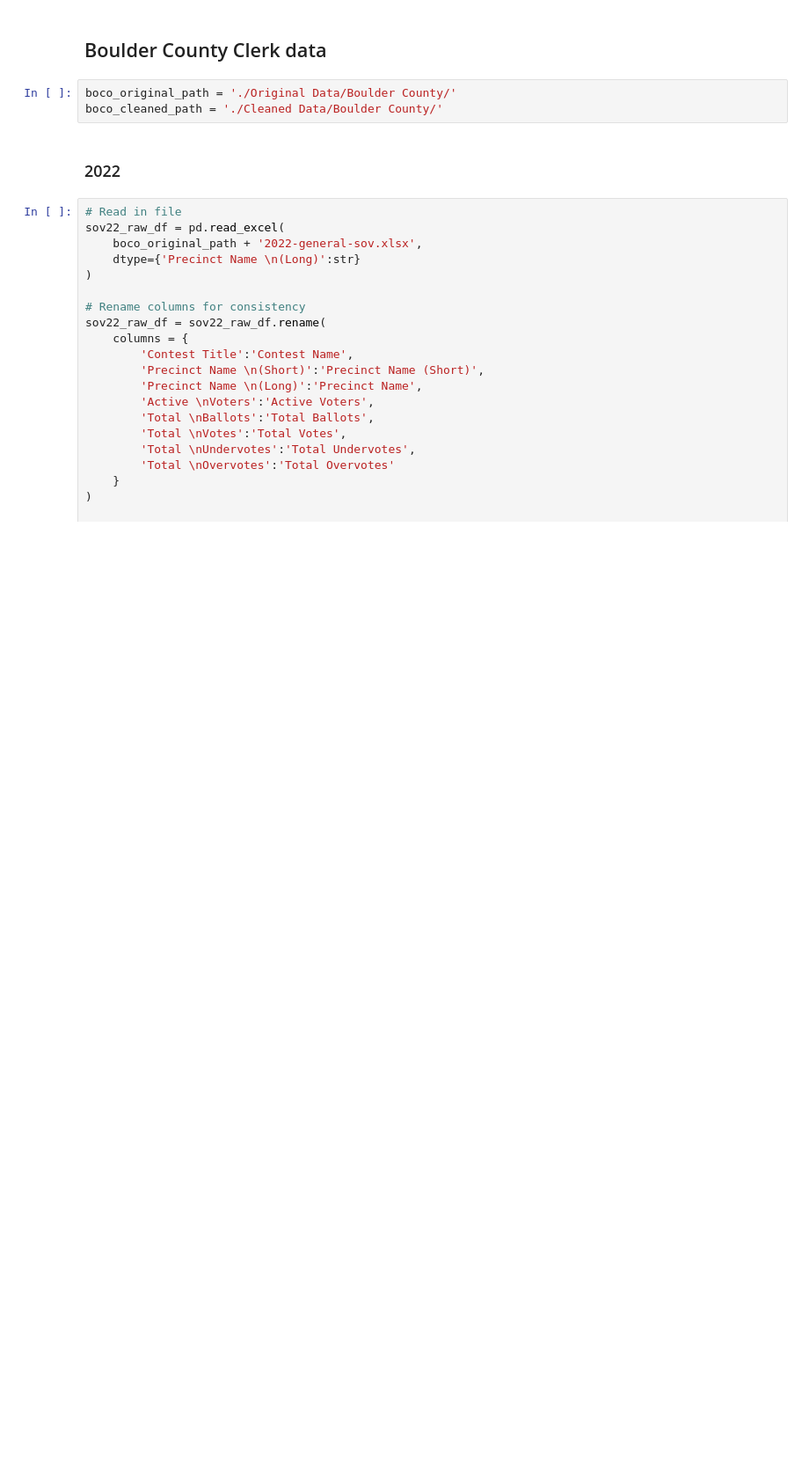
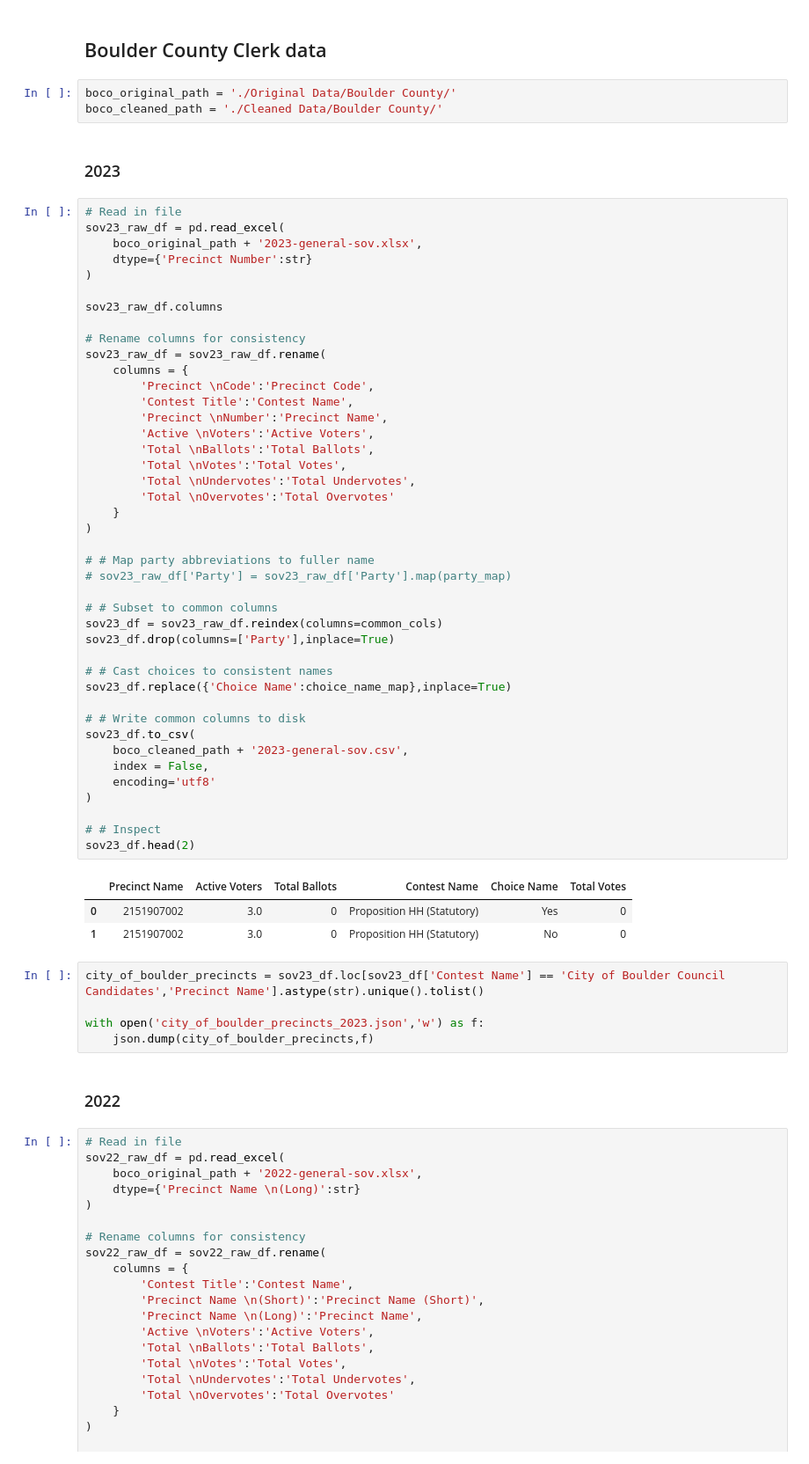
Before and after one commit to BoulderPublicData/Election-Results, a Jupyter notebook: Cleaning.ipynb, the cells around one changed output. Shown: that part at 88% size. Drawn from its saved outputs; the diff is of its cells as text; blank space fills up the shorter version.

```diff
--- a/Cleaning.ipynb
+++ b/Cleaning.ipynb
@@ -82,6 +83,59 @@ with open('precincts.json','r') as f:
 # %%
 boco_original_path = './Original Data/Boulder County/'
 boco_cleaned_path = './Cleaned Data/Boulder County/'
+# %% [markdown]
+### 2023
+# %%
+# Read in file
+sov23_raw_df = pd.read_excel(
+    boco_original_path + '2023-general-sov.xlsx',
+    dtype={'Precinct Number':str}
+)
+
+sov23_raw_df.columns
+
+# Rename columns for consistency
+sov23_raw_df = sov23_raw_df.rename(
+    columns = {
+        'Precinct \nCode':'Precinct Code',
+        'Contest Title':'Contest Name',
+        'Precinct \nNumber':'Precinct Name',
+        'Active \nVoters':'Active Voters',
+        'Total \nBallots':'Total Ballots',
+        'Total \nVotes':'Total Votes',
+        'Total \nUndervotes':'Total Undervotes',
+        'Total \nOvervotes':'Total Overvotes'
+    }
+)
+
+# # Map party abbreviations to fuller name
+# sov23_raw_df['Party'] = sov23_raw_df['Party'].map(party_map)
+
+# # Subset to common columns
+sov23_df = sov23_raw_df.reindex(columns=common_cols)
+sov23_df.drop(columns=['Party'],inplace=True)
+
+# # Cast choices to consistent names
+sov23_df.replace({'Choice Name':choice_name_map},inplace=True)
+
+# # Write common columns to disk
+sov23_df.to_csv(
+    boco_cleaned_path + '2023-general-sov.csv',
+    index = False,
+    encoding='utf8'
+)
+
+# # Inspect
+sov23_df.head(2)
+# %% [output]
+|  | Precinct Name | Active Voters | Total Ballots | Contest Name | Choice Name | Total Votes |
+| 0 | 2151907002 | 3.0 | 0 | Proposition HH (Statutory) | Yes | 0 |
+| 1 | 2151907002 | 3.0 | 0 | Proposition HH (Statutory) | No | 0 |
+# %%
+city_of_boulder_precincts = sov23_df.loc[sov23_df['Contest Name'] == 'City of Boulder Council Candidates','Precinct Name'].astype(str).unique().tolist()
+
+with open('city_of_boulder_precincts_2023.json','w') as f:
+    json.dump(city_of_boulder_precincts,f)
 # %% [markdown]
 ### 2022
 # %%
```
Also changed, not shown: parts of 1 cell of this notebook, 3 other files.
